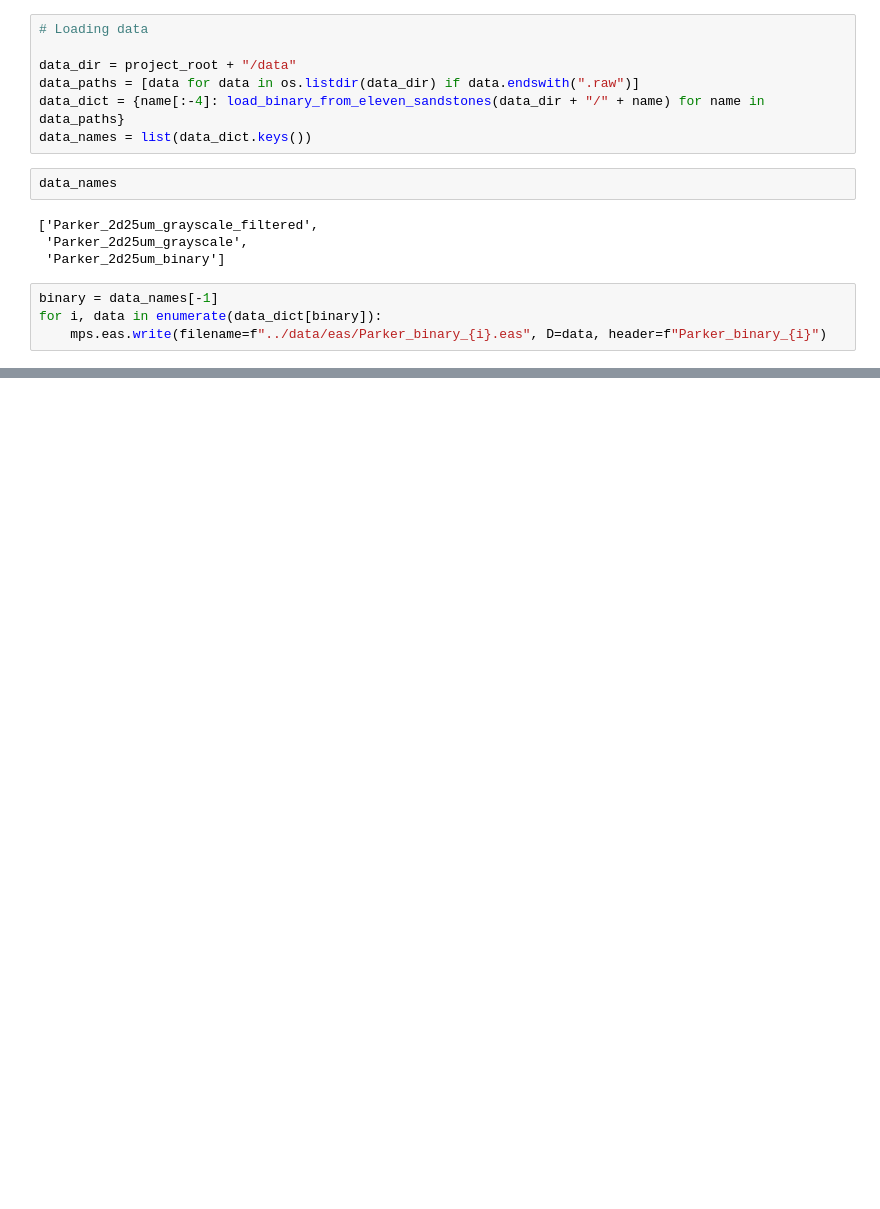
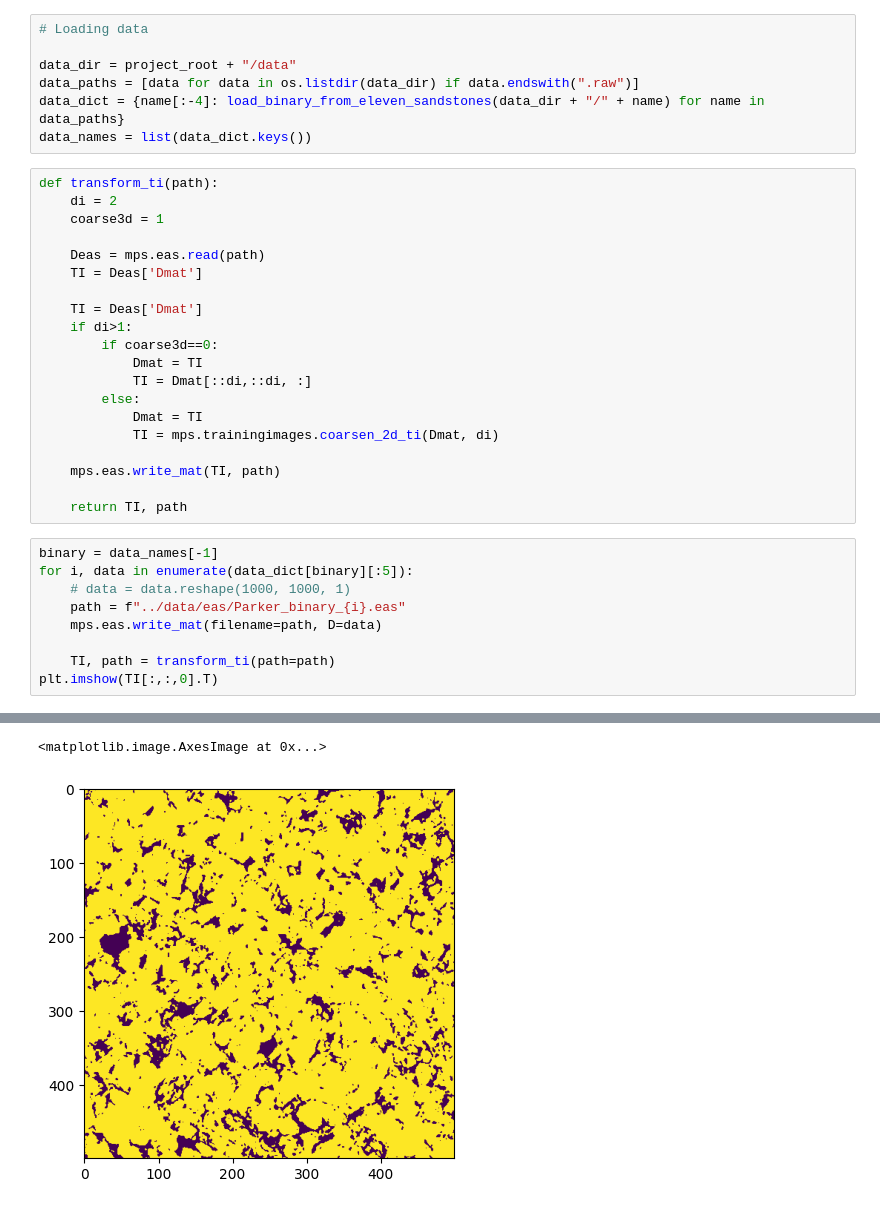
Before and after one commit to epedropaulo/multi-point-statistics, a Jupyter notebook: scripts/data_conversor.ipynb, the cells around one changed output, grey strips where cells are left out. Saved outputs shown, nothing was run; the diff lists cells and outputs as text; blank space fills up the shorter version.

Commit message:
fix: ajusta data conversor para ser igual ao strebelle

```diff
--- a/scripts/data_conversor.ipynb
+++ b/scripts/data_conversor.ipynb
@@ -17,13 +18,33 @@ data_dir = project_root + "/data"
 data_paths = [data for data in os.listdir(data_dir) if data.endswith(".raw")]
 data_dict = {name[:-4]: load_binary_from_eleven_sandstones(data_dir + "/" + name) for name in data_paths}
 data_names = list(data_dict.keys())
-# %%
-data_names
-# %% [output]
-['Parker_2d25um_grayscale_filtered',
- 'Parker_2d25um_grayscale',
- 'Parker_2d25um_binary']
+# %%
+def transform_ti(path):
+    di = 2
+    coarse3d = 1
+
+    Deas = mps.eas.read(path)
+    TI = Deas['Dmat']
+
+    TI = Deas['Dmat']
+    if di>1:
+        if coarse3d==0:
+            Dmat = TI
+            TI = Dmat[::di,::di, :]
+        else:
+            Dmat = TI
+            TI = mps.trainingimages.coarsen_2d_ti(Dmat, di)
+
+    mps.eas.write_mat(TI, path)
+
+    return TI, path
 # %%
 binary = data_names[-1]
-for i, data in enumerate(data_dict[binary]):
-    mps.eas.write(filename=f"../data/eas/Parker_binary_{i}.eas", D=data, header=f"Parker_binary_{i}")
+for i, data in enumerate(data_dict[binary][:5]):
+    # data = data.reshape(1000, 1000, 1)
+    path = f"../data/eas/Parker_binary_{i}.eas"
+    mps.eas.write_mat(filename=path, D=data)
+
+    TI, path = transform_ti(path=path)
+plt.imshow(TI[:,:,0].T)
+# %% [output]
@@ -29,0 +68,2 @@ for i, data in enumerate(data_dict[binary]):
+<matplotlib.image.AxesImage at 0x...>
+[figure, added]
```
Also changed, not shown: parts of 2 cells of this notebook.
